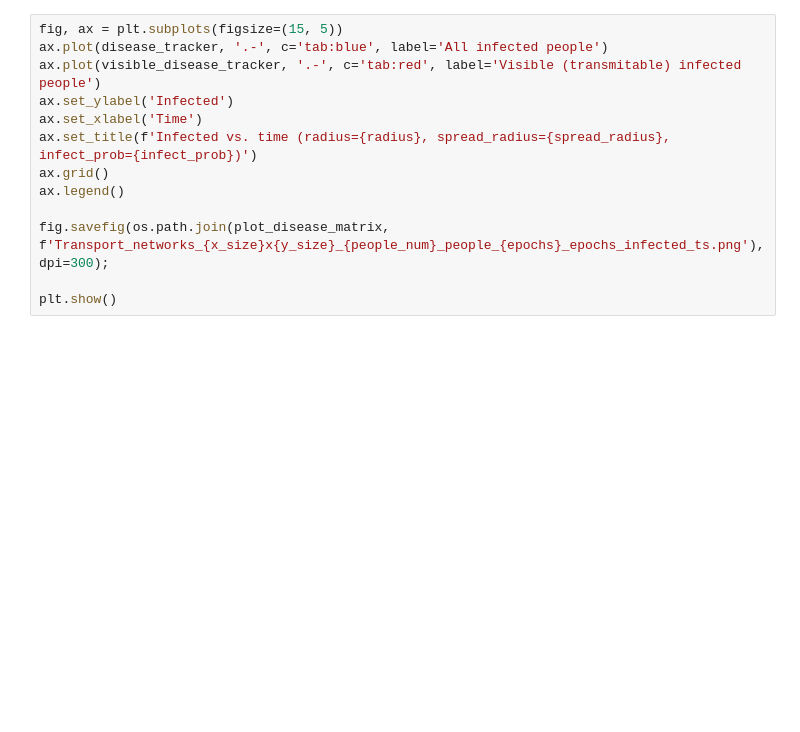
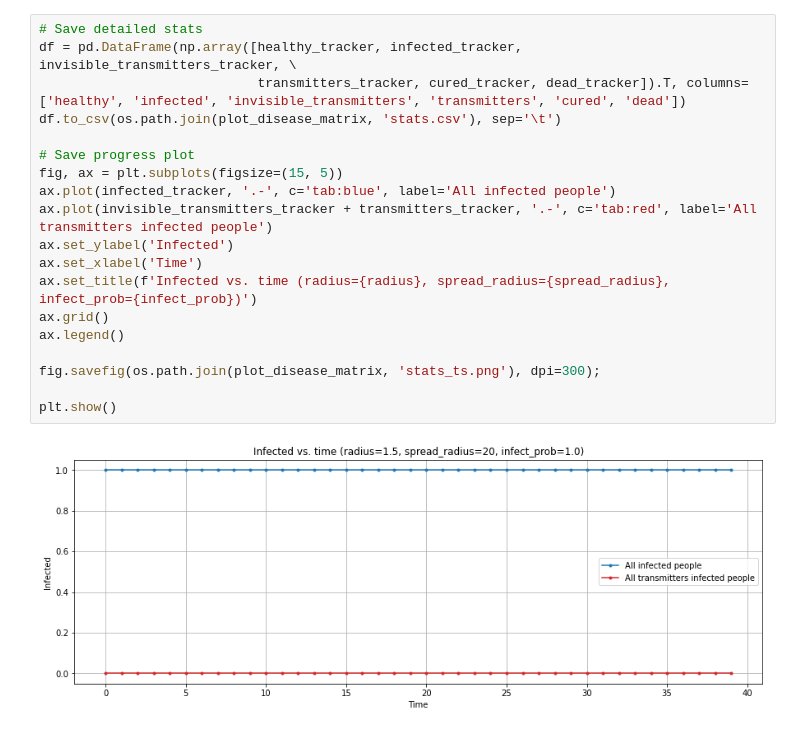
Before and after one commit to valentine-akhiarov/Transport-networks, a Jupyter notebook: Transport_Networks_COVID_2020.ipynb, the cells around one changed output. Drawn from its saved outputs; the diff is of its cells as text; blank space fills up the shorter version.

Commit message:
Added invisible transmitters. Style & bug fixes

```diff
--- a/Transport_Networks_COVID_2020.ipynb
+++ b/Transport_Networks_COVID_2020.ipynb
@@ -923,13 +986,21 @@ timer_dict, disease_tracker, visible_disease_tracker = simulate_transportations_
 # %%
+# Save detailed stats
+df = pd.DataFrame(np.array([healthy_tracker, infected_tracker, invisible_transmitters_tracker, \
+                            transmitters_tracker, cured_tracker, dead_tracker]).T, columns=['healthy', 'infected', 'invisible_transmitters', 'transmitters', 'cured', 'dead'])
+df.to_csv(os.path.join(plot_disease_matrix, 'stats.csv'), sep='\t')
+
+# Save progress plot
 fig, ax = plt.subplots(figsize=(15, 5))
-ax.plot(disease_tracker, '.-', c='tab:blue', label='All infected people')
-ax.plot(visible_disease_tracker, '.-', c='tab:red', label='Visible (transmitable) infected people')
+ax.plot(infected_tracker, '.-', c='tab:blue', label='All infected people')
+ax.plot(invisible_transmitters_tracker + transmitters_tracker, '.-', c='tab:red', label='All transmitters infected people')
 ax.set_ylabel('Infected')
 ax.set_xlabel('Time')
 ax.set_title(f'Infected vs. time (radius={radius}, spread_radius={spread_radius}, infect_prob={infect_prob})')
 ax.grid()
 ax.legend()
 
-fig.savefig(os.path.join(plot_disease_matrix, f'Transport_networks_{x_size}x{y_size}_{people_num}_people_{epochs}_epochs_infected_ts.png'), dpi=300);
+fig.savefig(os.path.join(plot_disease_matrix, 'stats_ts.png'), dpi=300);
 
 plt.show()
+# %% [output]
+[figure, added]
```
Also changed, not shown: parts of 2 cells of this notebook.
